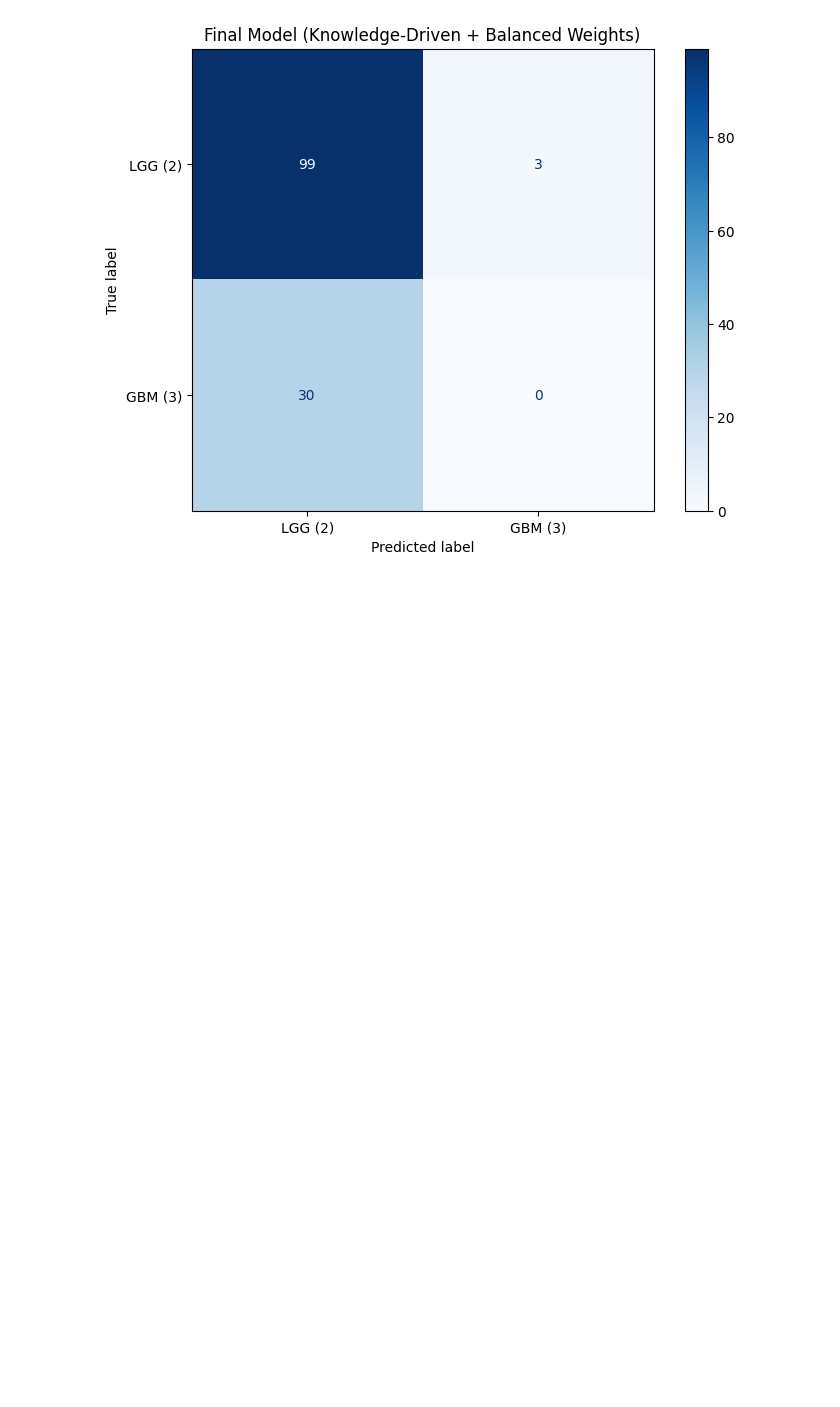
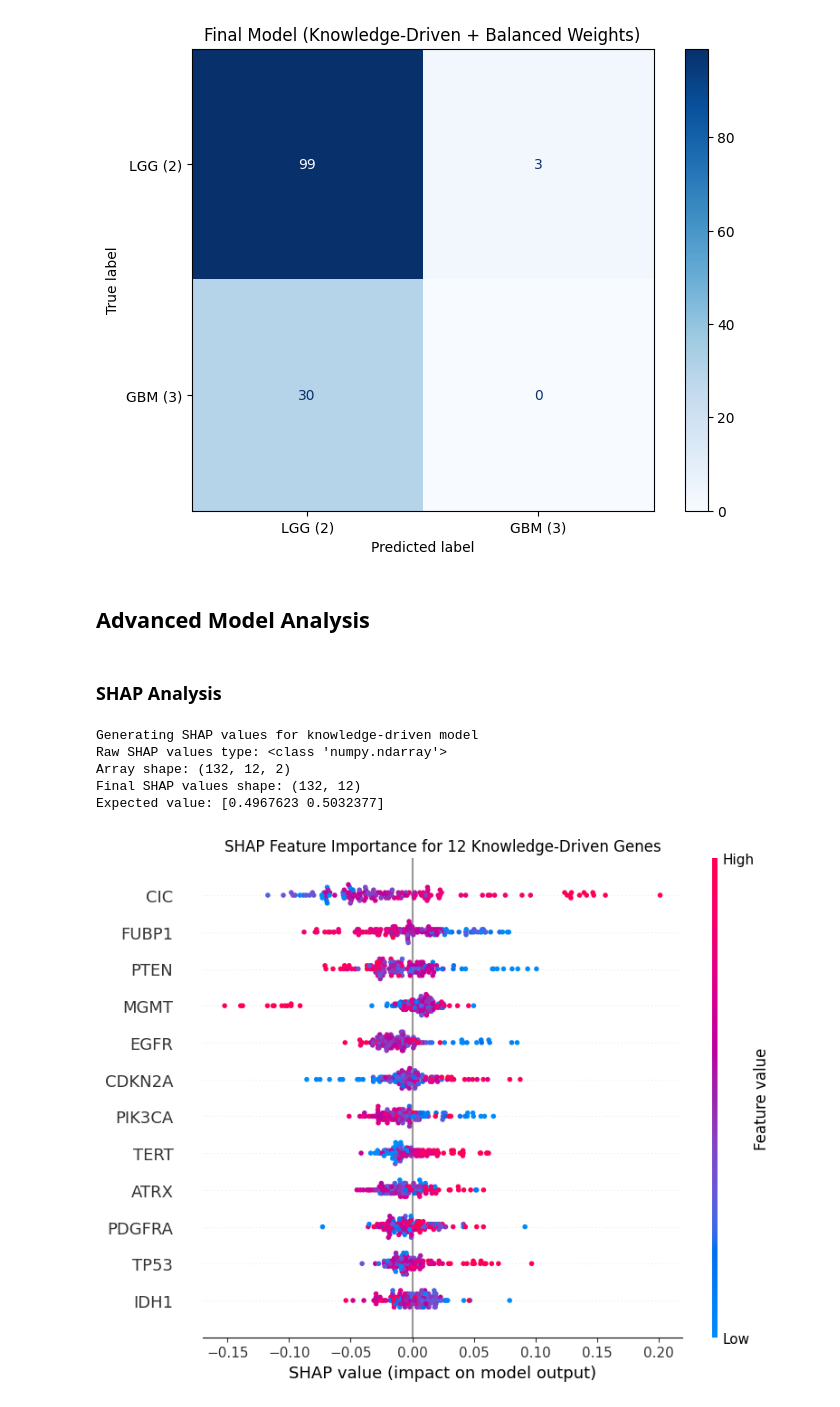
Before and after one commit to tobitotaku/ai-brain-tumor, a Jupyter notebook: preprocessing_stream_d.ipynb, the cells around one changed output. Saved outputs shown, nothing was run; the diff lists cells and outputs as text; code cells hidden in the pictures; blank space fills up the shorter version.

```diff
--- a/preprocessing_stream_d.ipynb
+++ b/preprocessing_stream_d.ipynb
@@ -952,13 +952,12 @@ print(f"Loading gene map from: {map_filepath}")
 
 try:
     map_df = pd.read_csv(map_filepath)
-    # Create the dictionary: Index=Gene Symbol, Value=Ensembl ID
     gene_symbol_map = pd.Series(map_df.gene_id_clean.values, index=map_df.gene_name).to_dict()
+    gene_symbol_map_reverse = {v: k for k, v in gene_symbol_map.items()}
     print("Gene map loaded successfully.")
 except FileNotFoundError:
     print(f"FATAL ERROR: '{map_filepath}' not found.")
     print("Please run the 'create_gene_map.py' script first.")
-    # Stop execution
     raise
 
 # --- 2. Define the Knowledge-Driven Gene List ---
@@ -1121,3 +1120,49 @@ weighted avg       0.59      0.75      0.66       132
 
 Plotting Confusion Matrix for Final Model:
 [figure]
+# %% [markdown]
+## Advanced Model Analysis
+# %% [markdown]
+### SHAP Analysis
+# %%
+import shap
+import numpy as np
+
+print("Generating SHAP values for knowledge-driven model")
+
+explainer = shap.TreeExplainer(rand_forest_lit)
+shap_values_raw = explainer.shap_values(X_test_lit)
+
+print(f"Raw SHAP values type: {type(shap_values_raw)}")
+if isinstance(shap_values_raw, list):
+    print(f"List length: {len(shap_values_raw)}")
+    for i, sv in enumerate(shap_values_raw):
+        print(f"  Class {i} shape: {sv.shape}")
+    shap_values_class = shap_values_raw[1]
+elif isinstance(shap_values_raw, np.ndarray):
+    print(f"Array shape: {shap_values_raw.shape}")
+    if len(shap_values_raw.shape) == 3:
+        shap_values_class = shap_values_raw[:, :, 1]
+    else:
+        shap_values_class = shap_values_raw
+else:
+    shap_values_class = shap_values_raw
+
+print(f"Final SHAP values shape: {shap_values_class.shape}")
+print(f"Expected value: {explainer.expected_value}")
+# %% [output]
+Generating SHAP values for knowledge-driven model
+Raw SHAP values type: <class 'numpy.ndarray'>
+Array shape: (132, 12, 2)
+Final SHAP values shape: (132, 12)
+Expected value: [0.4967623 0.5032377]
+# %%
+gene_names_display = [gene_symbol_map_reverse.get(col, col) for col in X_test_lit.columns]
+
+plt.figure(figsize=(10, 6))
+shap.summary_plot(shap_values_class, X_test_lit, feature_names=gene_names_display, show=False)
+plt.title("SHAP Feature Importance for 12 Knowledge-Driven Genes")
+plt.tight_layout()
+plt.show()
+# %% [output]
+[figure, added]
```
Also changed, not shown: parts of 11 cells of this notebook.
